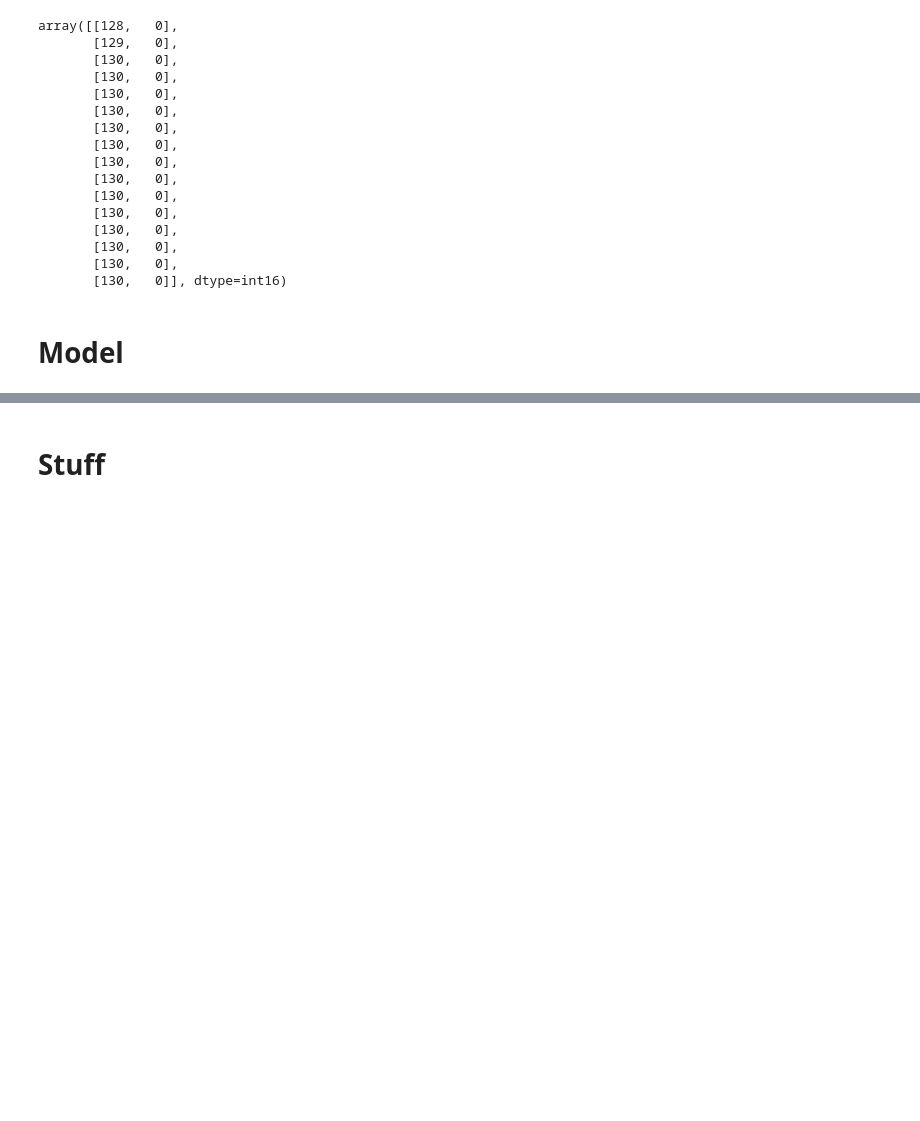
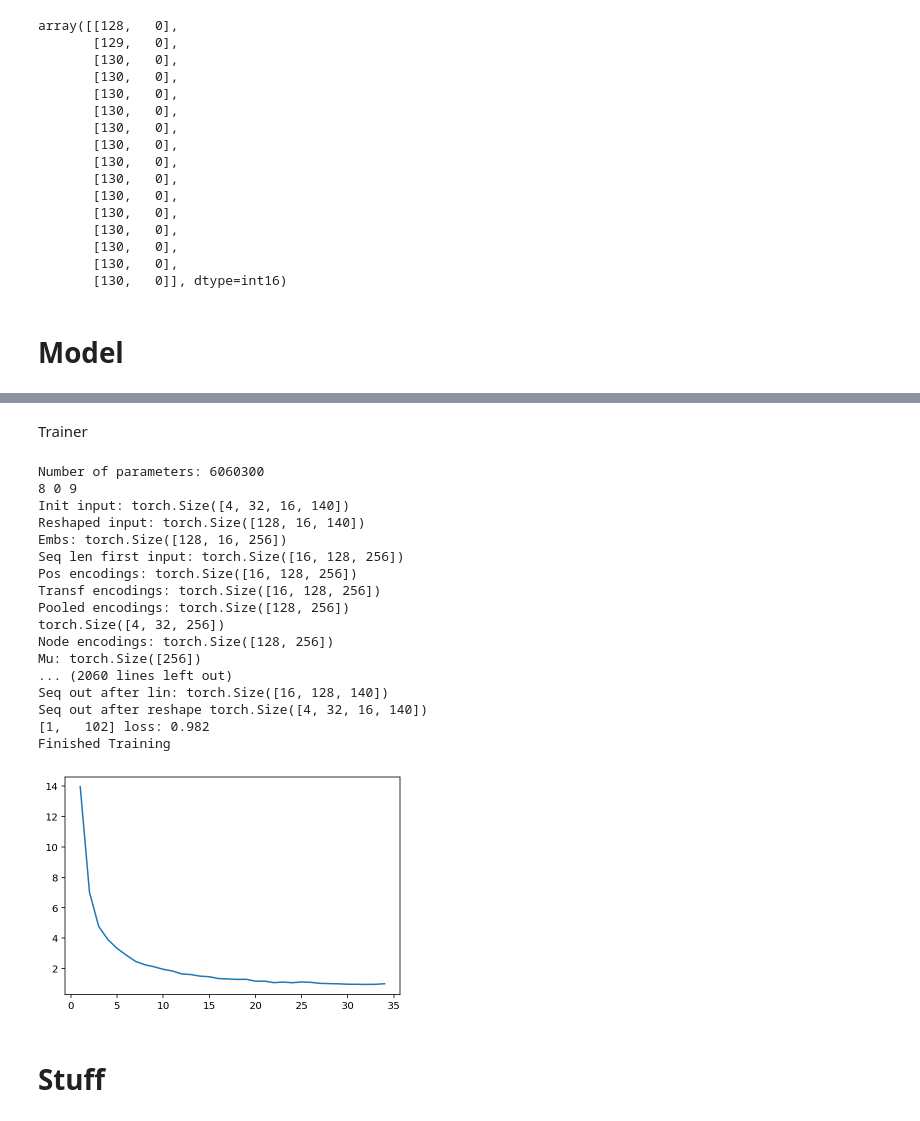
Before and after one commit to EmanueleCosenza/polyphemus, a Jupyter notebook: midi.ipynb, the cells around one changed output, grey strips where cells are left out. Drawn from its saved outputs; the diff is of its cells as text; code cells hidden in the pictures; blank space fills up the shorter version.

Commit message:
First working training pipeline

```diff
--- a/midi.ipynb
+++ b/midi.ipynb
@@ -507,11 +507,16 @@ class MIDIDataset(Dataset):
         next_edges = self.__get_next_edges(seq_acts)
         edges = [track_edges, onset_edges, next_edges]
 
-        edge_index = np.concatenate([x for x in edges if x.size > 0])
+        print(len(track_edges), len(onset_edges), len(next_edges))
 
-        return new_seq_tensor, data["seq_acts"], edge_index
+        if len(track_edges) == 0 and len(onset_edges) == 0 and len(next_edges) == 0:
+            edge_list = np.array([])
+        else:
+            edge_list = np.concatenate([x for x in edges if x.size > 0])
+
+        return new_seq_tensor, data["seq_acts"], edge_list
 # %%
 ds_dir = "data/preprocessed"
 dataset = MIDIDataset(ds_dir)
-loader = DataLoader(dataset, batch_size=2, shuffle=True)
+loader = DataLoader(dataset, batch_size=1, shuffle=True)
 # %%
@@ -777,0 +803,2 @@ tensor([-0.0182,  0.9335,  0.0892,  1.0945, -0.6291,  1.5823,  0.4758, -0.6860,
+# %% [markdown]
+Trainer
@@ -778,3 +867,27 @@ tensor([-0.0182,  0.9335,  0.0892,  1.0945, -0.6291,  1.5823,  0.4758, -0.6860,
+# %%
+vae = VAE()
+print("Number of parameters:", sum(p.numel() for p in vae.parameters()))
+trainer = VAETrainer()
+trainer.train(vae, loader)
+# %% [output]
+Number of parameters: 6060300
+8 0 9
+Init input: torch.Size([4, 32, 16, 140])
+Reshaped input: torch.Size([128, 16, 140])
+Embs: torch.Size([128, 16, 256])
+Seq len first input: torch.Size([16, 128, 256])
+Pos encodings: torch.Size([16, 128, 256])
+Transf encodings: torch.Size([16, 128, 256])
+Pooled encodings: torch.Size([128, 256])
+torch.Size([4, 32, 256])
+Node encodings: torch.Size([128, 256])
+Mu: torch.Size([256])
+... (2060 lines left out)
+Seq out after lin: torch.Size([16, 128, 140])
+Seq out after reshape torch.Size([4, 32, 16, 140])
+[1,   102] loss: 0.982
+Finished Training
+[figure, added]
 # %% [markdown]
 # Stuff
 # %%
```
Also changed, not shown: parts of 6 cells of this notebook.
